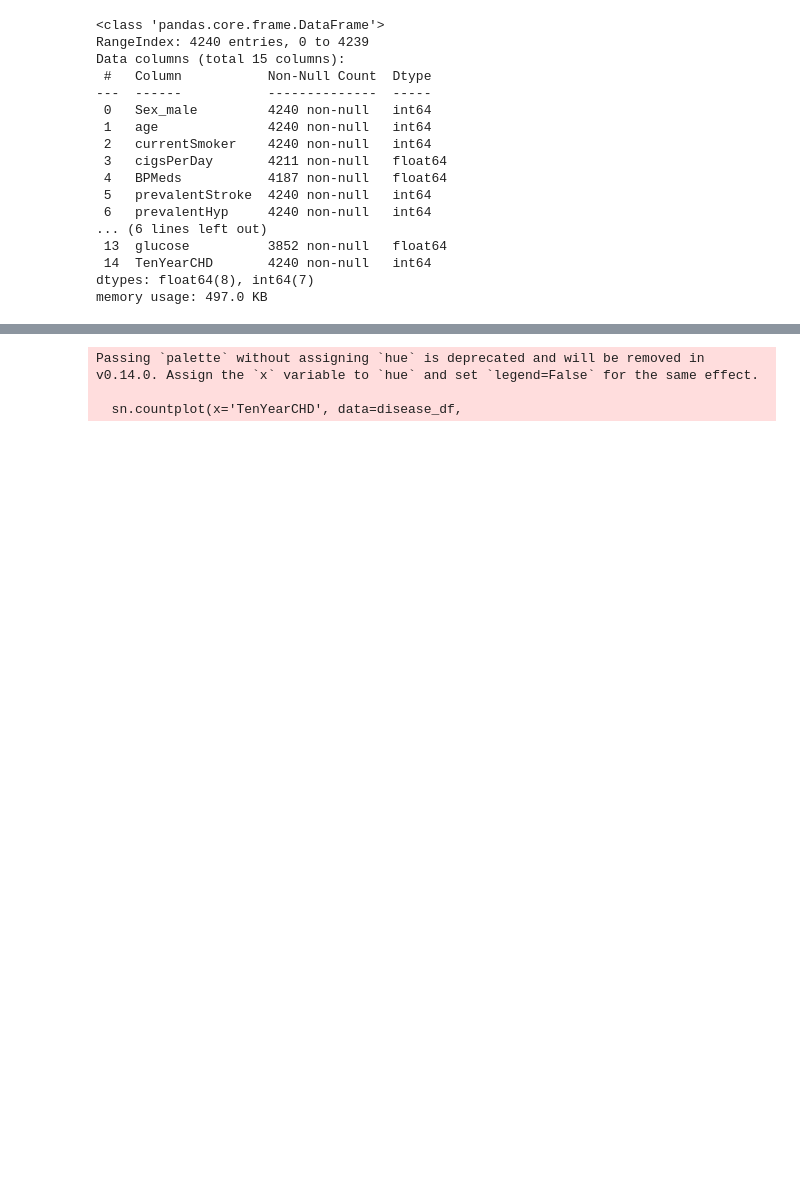
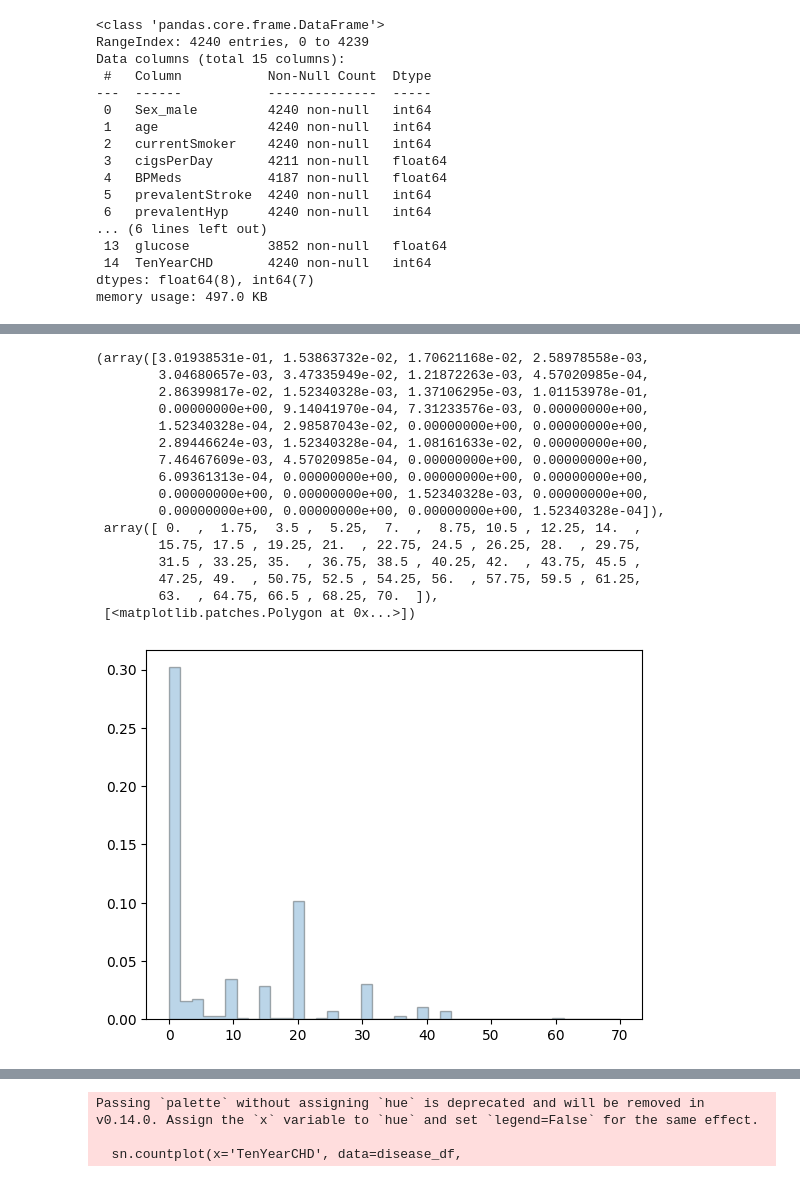
Before and after one commit to alekubala/Logistic_regression, a Jupyter notebook: heart_disease.ipynb, the cells around one changed output, grey strips where cells are left out. Cells and saved outputs as stored; diff of their text form; code cells hidden in the pictures; blank space fills up the shorter version.

```diff
--- a/heart_disease.ipynb
+++ b/heart_disease.ipynb
@@ -69,0 +126,21 @@ Name: count, dtype: int64
+# %%
+kwargs = dict(histtype='stepfilled', alpha=0.3, density=True, bins=40, ec="k")
+plt.hist(disease_df['cigsPerDay'], **kwargs)
+# %% [output]
+(array([3.01938531e-01, 1.53863732e-02, 1.70621168e-02, 2.58978558e-03,
+        3.04680657e-03, 3.47335949e-02, 1.21872263e-03, 4.57020985e-04,
+        2.86399817e-02, 1.52340328e-03, 1.37106295e-03, 1.01153978e-01,
+        0.00000000e+00, 9.14041970e-04, 7.31233576e-03, 0.00000000e+00,
+        1.52340328e-04, 2.98587043e-02, 0.00000000e+00, 0.00000000e+00,
+        2.89446624e-03, 1.52340328e-04, 1.08161633e-02, 0.00000000e+00,
+        7.46467609e-03, 4.57020985e-04, 0.00000000e+00, 0.00000000e+00,
+        6.09361313e-04, 0.00000000e+00, 0.00000000e+00, 0.00000000e+00,
+        0.00000000e+00, 0.00000000e+00, 1.52340328e-03, 0.00000000e+00,
+        0.00000000e+00, 0.00000000e+00, 0.00000000e+00, 1.52340328e-04]),
+ array([ 0.  ,  1.75,  3.5 ,  5.25,  7.  ,  8.75, 10.5 , 12.25, 14.  ,
+        15.75, 17.5 , 19.25, 21.  , 22.75, 24.5 , 26.25, 28.  , 29.75,
+        31.5 , 33.25, 35.  , 36.75, 38.5 , 40.25, 42.  , 43.75, 45.5 ,
+        47.25, 49.  , 50.75, 52.5 , 54.25, 56.  , 57.75, 59.5 , 61.25,
+        63.  , 64.75, 66.5 , 68.25, 70.  ]),
+ [<matplotlib.patches.Polygon at 0x...>])
+[figure, added]
```
Also changed, not shown: parts of 14 cells of this notebook.
